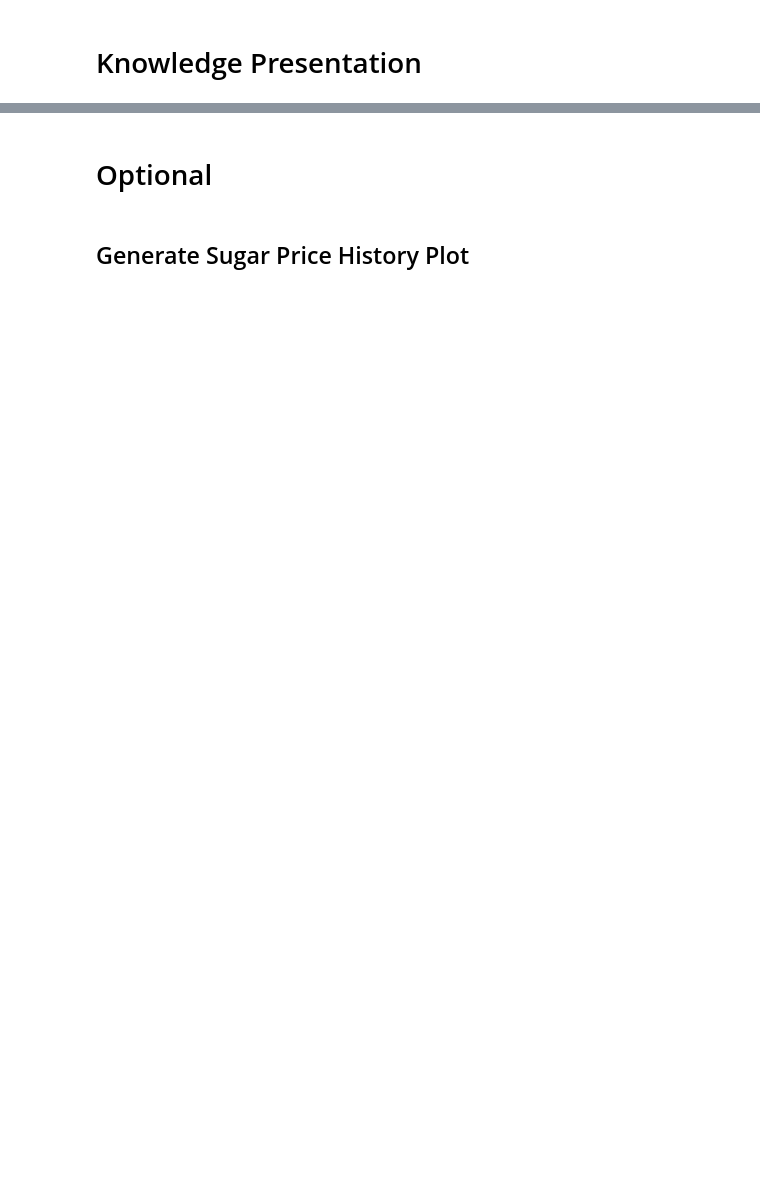
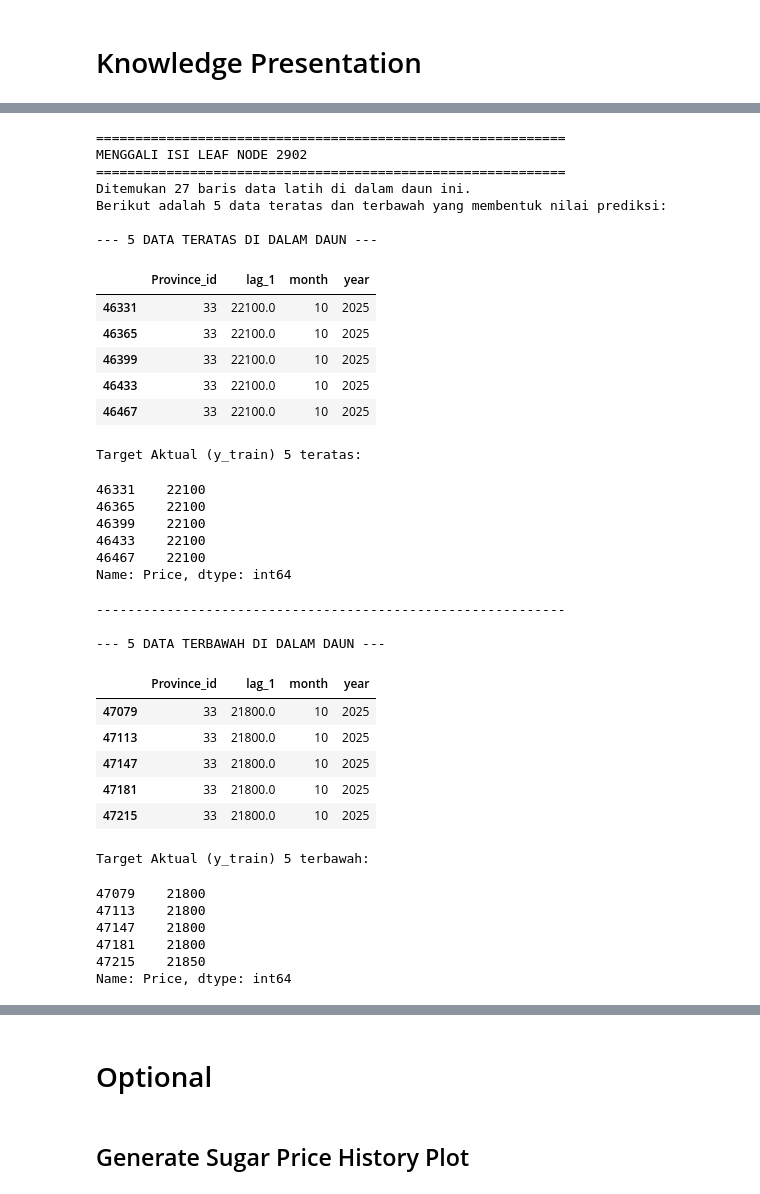
Before and after one commit to andikapramudityaa/rfr-sugar-price, a Jupyter notebook: src/main.ipynb, the cells around one changed output, grey strips where cells are left out. Saved outputs shown, nothing was run; the diff lists cells and outputs as text; code cells hidden in the pictures; blank space fills up the shorter version.

```diff
--- a/src/main.ipynb
+++ b/src/main.ipynb
@@ -386,0 +778,80 @@ for i in range(n_trees_to_view):
+# %%
+# =====================================================================
+# TAMBAHAN: MELIHAT DATA LATIH (SAMPEL) YANG BERADA DI DALAM LEAF NODE
+# =====================================================================
+print("\n" + "="*60)
+print(f"MENGGALI ISI LEAF NODE {node_saat_ini}")
+print("="*60)
+
+# 1. Masukkan seluruh data latih ke dalam pohon ini untuk melihat mereka jatuh ke node mana
+node_tujuan_semua_data_latih = pohon_pertama.apply(X_train)
+
+# 2. Saring hanya data latih yang jatuh tepat di daun yang sama (node_saat_ini)
+# Kita ambil X_train dan y_train yang sesuai
+sampel_daun_X = X_train[node_tujuan_semua_data_latih == node_saat_ini]
+sampel_daun_y = y_train[node_tujuan_semua_data_latih == node_saat_ini]
+
+jumlah_asli = len(sampel_daun_X)
+print(f"Ditemukan {jumlah_asli} baris data latih di dalam daun ini.")
+print("Berikut adalah 5 data teratas dan terbawah yang membentuk nilai prediksi:\n")
+
+# 3. Tampilkan 5 Data Teratas
+print("--- 5 DATA TERATAS DI DALAM DAUN ---")
+display(sampel_daun_X.head(5))
+print("Target Aktual (y_train) 5 teratas:")
+display(sampel_daun_y.head(5))
+
+print("\n" + "-"*60 + "\n")
+
+# 4. Tampilkan 5 Data Terbawah
+print("--- 5 DATA TERBAWAH DI DALAM DAUN ---")
+display(sampel_daun_X.tail(5))
+print("Target Aktual (y_train) 5 terbawah:")
+display(sampel_daun_y.tail(5))
+
+# 5. Pembuktian Rata-rata
+rata_rata_manual = sampel_daun_y.mean()
+# Catatan: Jika nilai y_train adalah Series berdimensi 1, kita bisa langsung .mean()
+# Jika outputnya DataFrame, pastikan mengambil kolom targetnya.
+print("\n" + "="*60)
+print(f"PEMBUKTIAN PREDIKSI:")
+print(f"Rata-rata target (y_train) dari data di atas secara manual = Rp {rata_rata_manual:,.2f}")
+print(f"Nilai prediksi asli dari Pohon (y_hat)                       = Rp {nilai_prediksi:,.2f}")
+print("="*60)
+# %% [output]
+============================================================
+MENGGALI ISI LEAF NODE 2902
+============================================================
+Ditemukan 27 baris data latih di dalam daun ini.
+Berikut adalah 5 data teratas dan terbawah yang membentuk nilai prediksi:
+
+--- 5 DATA TERATAS DI DALAM DAUN ---
+|  | Province_id | lag_1 | month | year |
+| 46331 | 33 | 22100.0 | 10 | 2025 |
+| 46365 | 33 | 22100.0 | 10 | 2025 |
+| 46399 | 33 | 22100.0 | 10 | 2025 |
+| 46433 | 33 | 22100.0 | 10 | 2025 |
+| 46467 | 33 | 22100.0 | 10 | 2025 |
+Target Aktual (y_train) 5 teratas:
+46331    22100
+46365    22100
+46399    22100
+46433    22100
+46467    22100
+Name: Price, dtype: int64
+------------------------------------------------------------
+
+--- 5 DATA TERBAWAH DI DALAM DAUN ---
+|  | Province_id | lag_1 | month | year |
+| 47079 | 33 | 21800.0 | 10 | 2025 |
+| 47113 | 33 | 21800.0 | 10 | 2025 |
+| 47147 | 33 | 21800.0 | 10 | 2025 |
+| 47181 | 33 | 21800.0 | 10 | 2025 |
+| 47215 | 33 | 21800.0 | 10 | 2025 |
+Target Aktual (y_train) 5 terbawah:
+47079    21800
+47113    21800
+47147    21800
+47181    21800
+47215    21850
+Name: Price, dtype: int64
```
Also changed, not shown: parts of 15 cells of this notebook.
